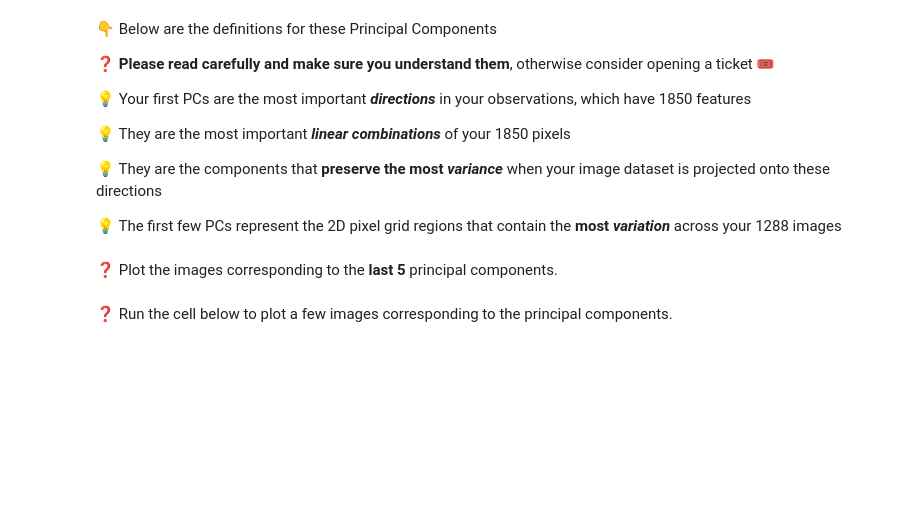
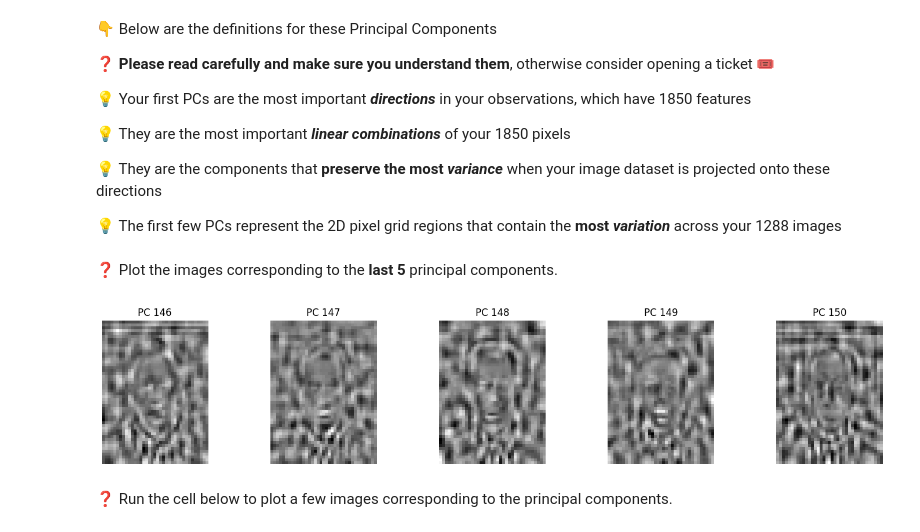
Before and after one commit to itsyeren/data-face-recoginition, a Jupyter notebook: face_recognition.ipynb, the cells around one changed output. Cells and saved outputs as stored; diff of their text form; code cells hidden in the pictures; blank space fills up the shorter version.

```diff
--- a/face_recognition.ipynb
+++ b/face_recognition.ipynb
@@ -252,3 +266,14 @@ We just reshaped them so we could visualize them as normal images.
+# %%
+fig, axes = plt.subplots(1, 5, figsize=(15, 3))
+
+for i, ax in enumerate(axes):
+    ax.imshow(pca.components_[-(5-i)].reshape(50, 37), cmap='gray')
+    ax.set_title(f'PC {150 - (4 - i)}')
+    ax.axis('off')
+
+plt.tight_layout()
+# %% [output]
+[figure, added]
 # %% [markdown]
 ❓ Run the cell below to plot a few images corresponding to the principal components.
 # %%
```
Also changed, not shown: parts of 11 cells of this notebook, 1 other file.
